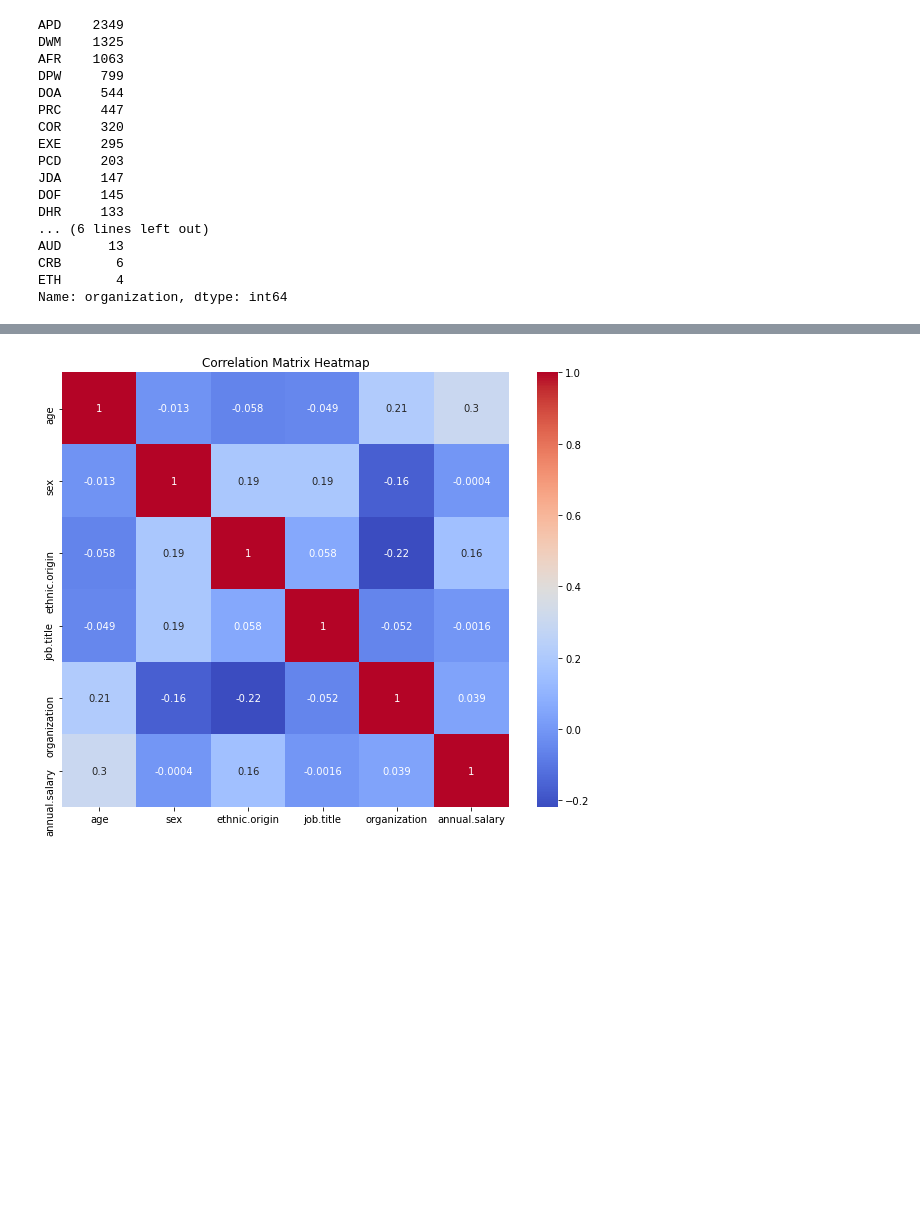
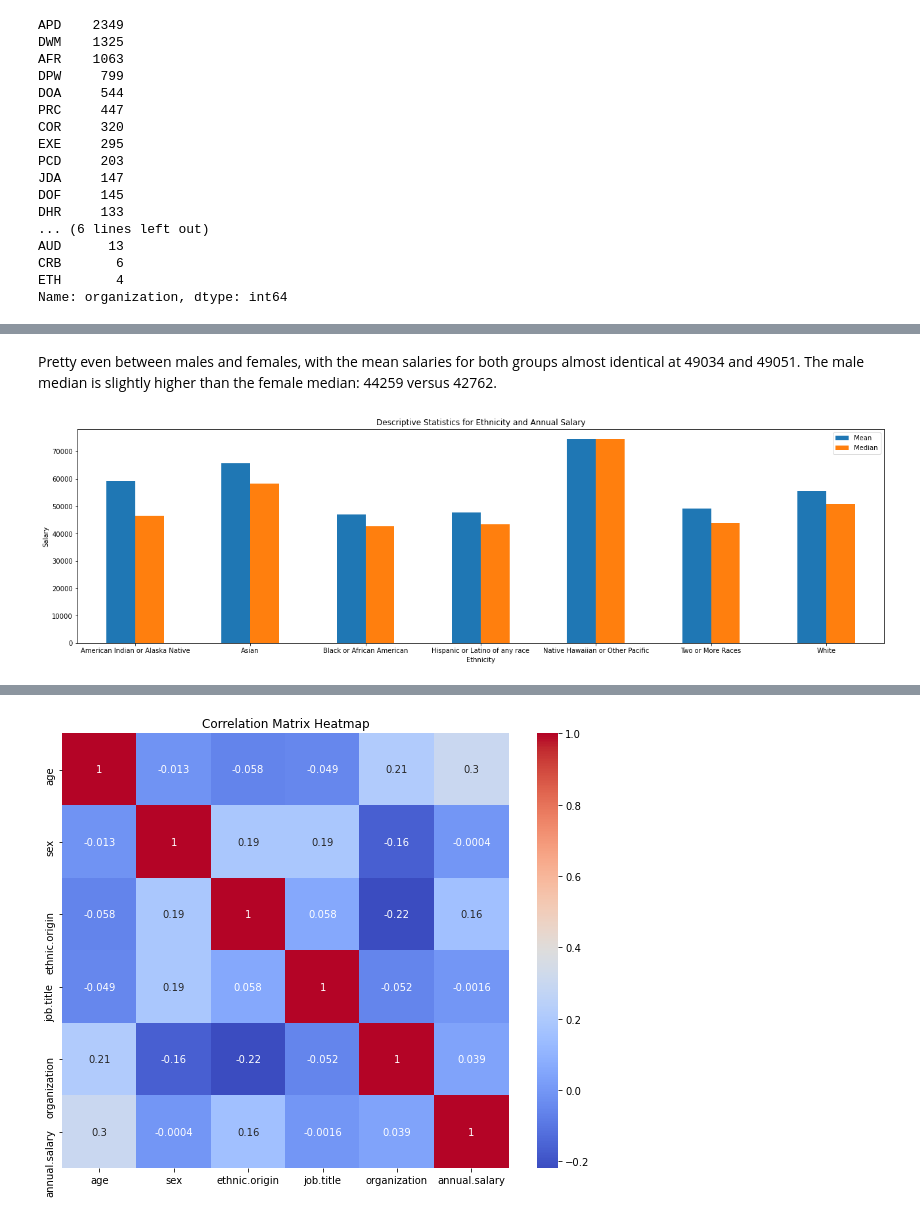
Before and after one commit to clarkkon/Salary-and-Identity-Information-Analysis-for-Atlanta-City-Employees, a Jupyter notebook: index.ipynb, the cells around one changed output, grey strips where cells are left out. Drawn from its saved outputs; the diff is of its cells as text; code cells hidden in the pictures; blank space fills up the shorter version.

```diff
--- a/index.ipynb
+++ b/index.ipynb
@@ -399,0 +486,16 @@ Name: organization, dtype: int64
+# %% [markdown]
+Pretty even between males and females, with the mean salaries for both groups almost identical at 49034 and 49051. The male median is slightly higher than the female median:  44259 versus 42762.
+# %%
+# Extracting necessary statistics for plotting
+statistics = ethnic_stats[['mean', '50%']]
+
+# Plotting the bar plot
+statistics.plot(kind='bar', figsize=(22, 6))
+plt.title('Descriptive Statistics for Ethnicity and Annual Salary')
+plt.xlabel('Ethnicity')
+plt.ylabel('Salary')
+plt.xticks(rotation=0)
+plt.legend(['Mean', 'Median'])
+plt.show()
+# %% [output]
+[figure, added]
```
Also changed, not shown: parts of 30 cells of this notebook.
